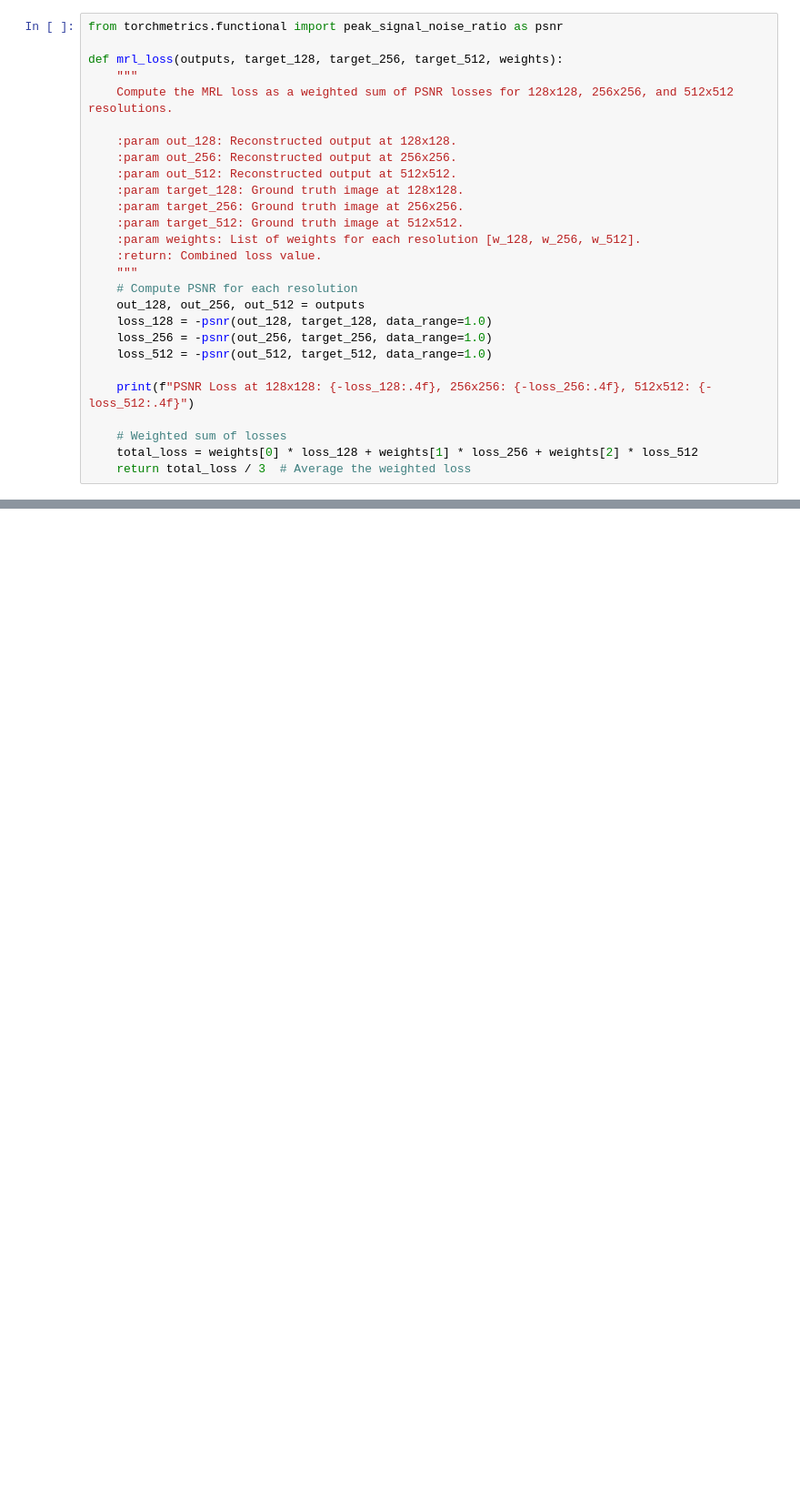
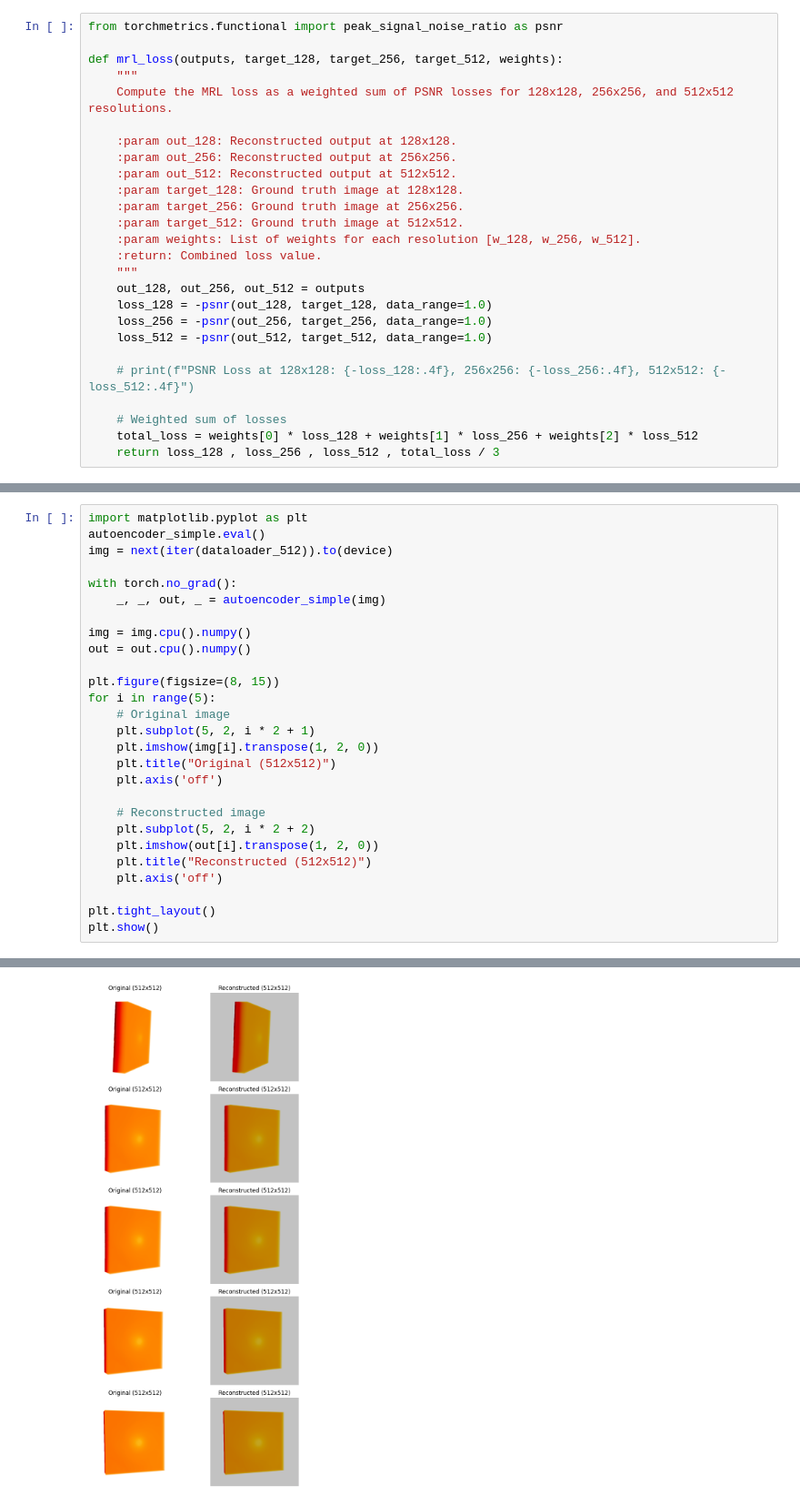
Before and after one commit to hardik1408/UGP, a Jupyter notebook: ae_new.ipynb, the cells around one changed output, grey strips where cells are left out. Shown at 91% size. Drawn from its saved outputs; the diff is of its cells as text; blank space fills up the shorter version.

Commit message:
used psnr and improved results

```diff
--- a/ae_new.ipynb
+++ b/ae_new.ipynb
@@ -85,17 +87,16 @@ def mrl_loss(outputs, target_128, target_256, target_512, weights):
     :param weights: List of weights for each resolution [w_128, w_256, w_512].
     :return: Combined loss value.
     """
-    # Compute PSNR for each resolution
     out_128, out_256, out_512 = outputs
     loss_128 = -psnr(out_128, target_128, data_range=1.0)
     loss_256 = -psnr(out_256, target_256, data_range=1.0)
     loss_512 = -psnr(out_512, target_512, data_range=1.0)
 
-    print(f"PSNR Loss at 128x128: {-loss_128:.4f}, 256x256: {-loss_256:.4f}, 512x512: {-loss_512:.4f}")
+    # print(f"PSNR Loss at 128x128: {-loss_128:.4f}, 256x256: {-loss_256:.4f}, 512x512: {-loss_512:.4f}")
 
     # Weighted sum of losses
     total_loss = weights[0] * loss_128 + weights[1] * loss_256 + weights[2] * loss_512
-    return total_loss / 3  # Average the weighted loss
+    return loss_128 , loss_256 , loss_512 , total_loss / 3
 # %%
 import os
 from PIL import Image
@@ -144,0 +506,28 @@ dataloader_128 = DataLoader(dataset_128, batch_size=batch_size, shuffle=False)
+# %%
+import matplotlib.pyplot as plt
+autoencoder_simple.eval()
+img = next(iter(dataloader_512)).to(device)
+
+with torch.no_grad():
+    _, _, out, _ = autoencoder_simple(img)
+
+img = img.cpu().numpy()
+out = out.cpu().numpy()
+
+plt.figure(figsize=(8, 15))
+for i in range(5):
+    # Original image
+    plt.subplot(5, 2, i * 2 + 1)
+    plt.imshow(img[i].transpose(1, 2, 0))
+    plt.title("Original (512x512)")
+    plt.axis('off')
+
+    # Reconstructed image
+    plt.subplot(5, 2, i * 2 + 2)
+    plt.imshow(out[i].transpose(1, 2, 0))
+    plt.title("Reconstructed (512x512)")
+    plt.axis('off')
+
+plt.tight_layout()
+plt.show()
+# %% [output]
@@ -144,0 +544 @@ dataloader_128 = DataLoader(dataset_128, batch_size=batch_size, shuffle=False)
+[figure, added]
```
Also changed, not shown: parts of 16 cells of this notebook, 3 other files.
